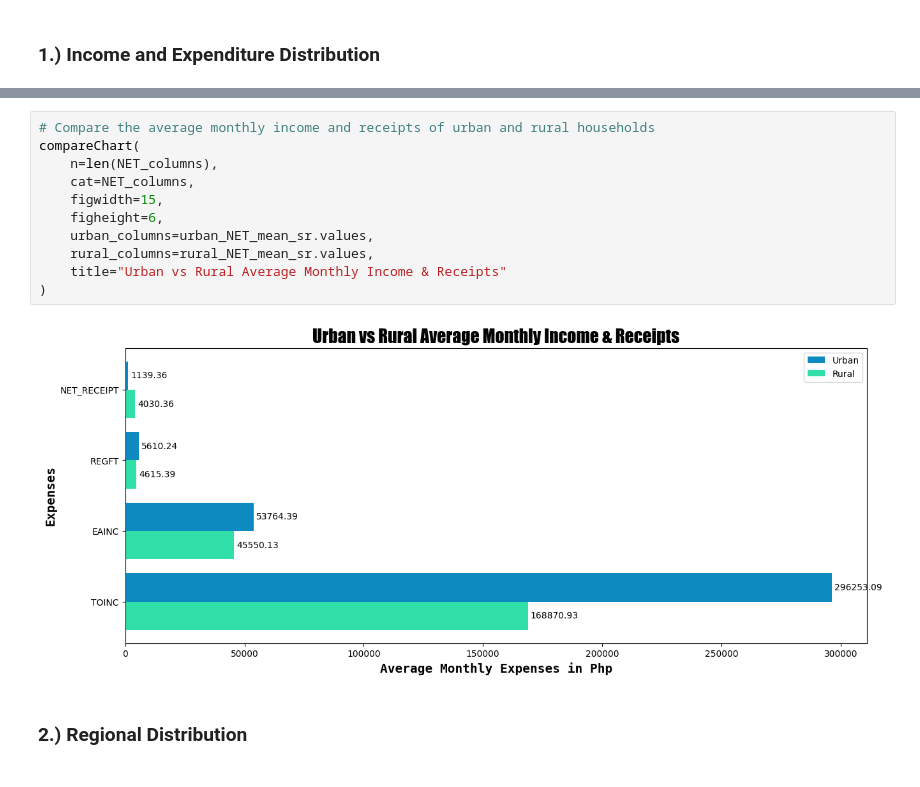
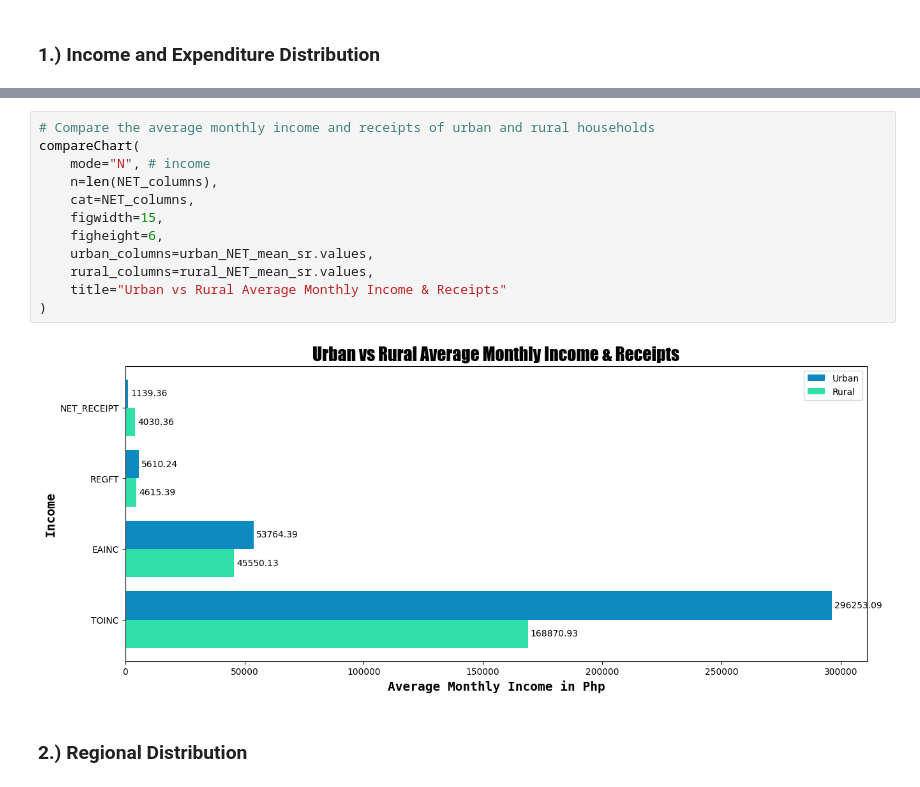
Before and after one commit to NebulaRojo9/STINTSY-MCO, a Jupyter notebook: Group2_nb.ipynb, the cells around one changed output, grey strips where cells are left out. Cells and saved outputs as stored; diff of their text form.

Commit message:
Made minor revision to display correct labels on net income distribution

```diff
--- a/Group2_nb.ipynb
+++ b/Group2_nb.ipynb
@@ -253,16 +255,17 @@ compareChart(
 # %%
 # Compare the average monthly income and receipts of urban and rural households
 compareChart(
+    mode="N", # income
     n=len(NET_columns),
     cat=NET_columns,
     figwidth=15,
     figheight=6,
     urban_columns=urban_NET_mean_sr.values,
     rural_columns=rural_NET_mean_sr.values,
     title="Urban vs Rural Average Monthly Income & Receipts"
 )
 # %% [output]
-[figure, old version]
+[figure, new version]
 # %% [markdown]
  ### **2.) Regional Distribution**
 # %%
```
Also changed, not shown: parts of 2 cells of this notebook, 1 other file.
